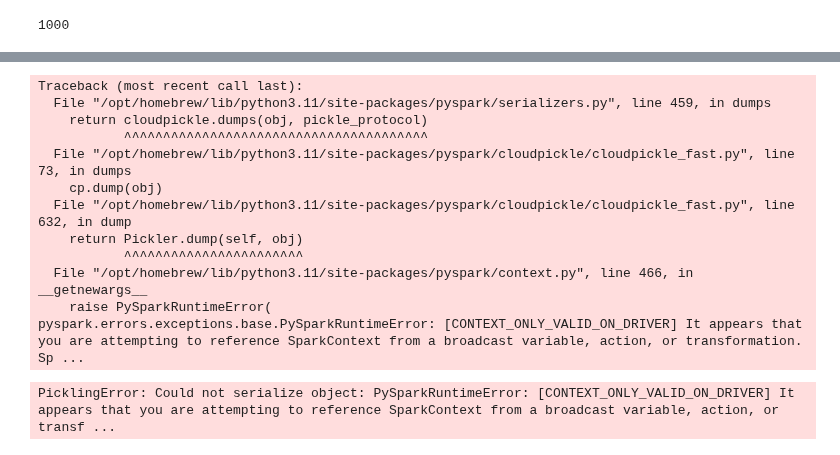
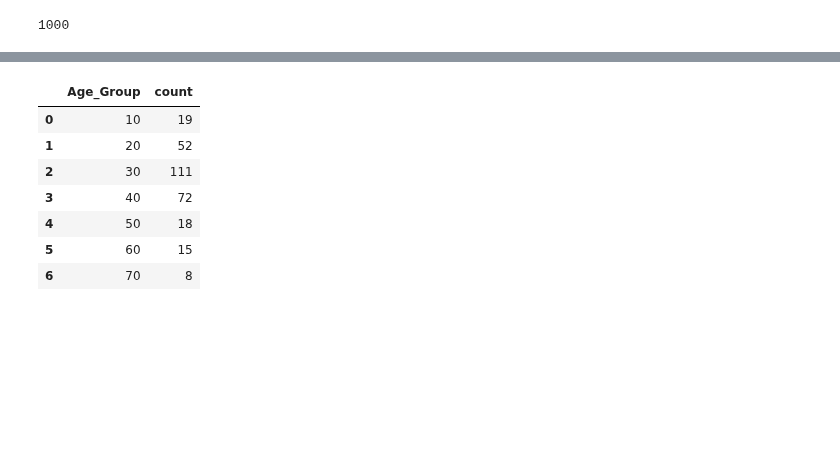
Before and after one commit to michaelnoguera/pacdb, a Jupyter notebook: pac_dataframe.ipynb, the cells around one changed output, grey strips where cells are left out. Cells and saved outputs as stored; diff of their text form; code cells hidden in the pictures; blank space fills up the shorter version.

```diff
--- a/pac_dataframe.ipynb
+++ b/pac_dataframe.ipynb
@@ -210,6 +224,5 @@ $\text{noise} = ((\psi + c) / (2*v))$ where $\psi$ is the average distance betwe
 # %%
-import paclib
-
+# 3. Estimate Noise
 c = 0.001
 max_mi = 1/32  # 2 * v
 
@@ -221,7 +234,11 @@ avg_dist = np.mean(dists)  # psi
 noise_params = []
 for max_mi in [1/64, 1/32, 1/16, 1/8, 1/4, 1/2, 1., 2., 4.]:
     print(f"avg_dist: {avg_dist}, c: {c}, max_mi: {max_mi:8} => {paclib.noise_to_add_parameters(avg_dist, c, max_mi)}")
-    noise_params.append([max_mi, paclib.noise_to_add_parameters(avg_dist, c, max_mi).mean, paclib.noise_to_add_parameters(avg_dist, c, max_mi).variance])
+    noise_params.append([
+        max_mi,
+        paclib.noise_to_add_parameters(avg_dist, c, max_mi).mean,
+        paclib.noise_to_add_parameters(avg_dist, c, max_mi).variance
+        ])
 # %% [output]
 avg_dist: 28.09, c: 0.001, max_mi: 0.015625 => GaussianDistribution(mean=0, variance=1797.824)
 avg_dist: 28.09, c: 0.001, max_mi:  0.03125 => GaussianDistribution(mean=0, variance=898.912)
@@ -408,17 +395,37 @@ for i in range(trials):
-# %%
-# samples is a list of DataFrames, convert to a Spark type
-samples_rdd: RDD = spark.sparkContext.parallelize(Y)
-# %% [output]
-Traceback (most recent call last):
-  File "/opt/homebrew/lib/python3.11/site-packages/pyspark/serializers.py", line 459, in dumps
-    return cloudpickle.dumps(obj, pickle_protocol)
-           ^^^^^^^^^^^^^^^^^^^^^^^^^^^^^^^^^^^^^^^
-  File "/opt/homebrew/lib/python3.11/site-packages/pyspark/cloudpickle/cloudpickle_fast.py", line 73, in dumps
-    cp.dump(obj)
-  File "/opt/homebrew/lib/python3.11/site-packages/pyspark/cloudpickle/cloudpickle_fast.py", line 632, in dump
-    return Pickler.dump(self, obj)
-           ^^^^^^^^^^^^^^^^^^^^^^^
-  File "/opt/homebrew/lib/python3.11/site-packages/pyspark/context.py", line 466, in __getnewargs__
-    raise PySparkRuntimeError(
-pyspark.errors.exceptions.base.PySparkRuntimeError: [CONTEXT_ONLY_VALID_ON_DRIVER] It appears that you are attempting to reference SparkContext from a broadcast variable, action, or transformation. Sp ...
-PicklingError: Could not serialize object: PySparkRuntimeError: [CONTEXT_ONLY_VALID_ON_DRIVER] It appears that you are attempting to reference SparkContext from a broadcast variable, action, or transf ...
+# %%
+# 1. Sampling
+# Set sampler options on the PACDataFrame
+pac_lung_df = pac_lung_df.withSamplerOptions(
+                    SamplerOptions(
+                        withReplacement=False,
+                        fraction=0.5
+                    )
+                )
+
+trials = 200
+X: List[DataFrame] = [pac_lung_df.sample() for _ in range(trials * 2)]
+# %%
+# 2. Measure Stability
+
+# Eventually this should become something like PACDataFrame.analyze()
+# The challenge is how to handle the way that sampling affects the outcome of the predicate
+# for all predicate types: i.e. we need to multiply to cancel out sampling rate for count and sum
+
+Y: list[int] = []
+
+for Xi in X:
+    Yi = pac_lung_df._applyPredicate(Xi)
+    Y.append(Yi)  # store result of query
+
+Y_pairs = list(zip(Y[::2], Y[1::2]))
+# %%
+Y[0].toPandas()
+# %% [output]
+|  | Age_Group | count |
+| 0 | 10 | 19 |
+| 1 | 20 | 52 |
+| 2 | 30 | 111 |
+| 3 | 40 | 72 |
+| 4 | 50 | 18 |
+| 5 | 60 | 15 |
+| 6 | 70 | 8 |
```
Also changed, not shown: parts of 18 cells of this notebook.
